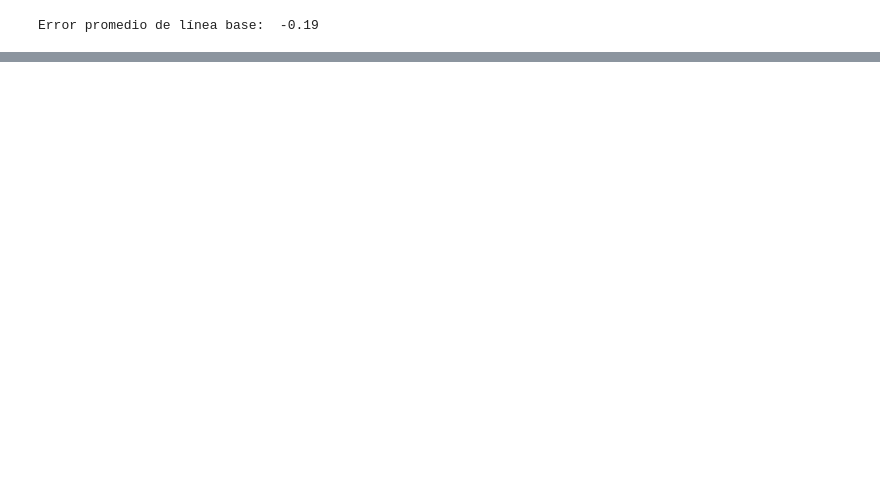
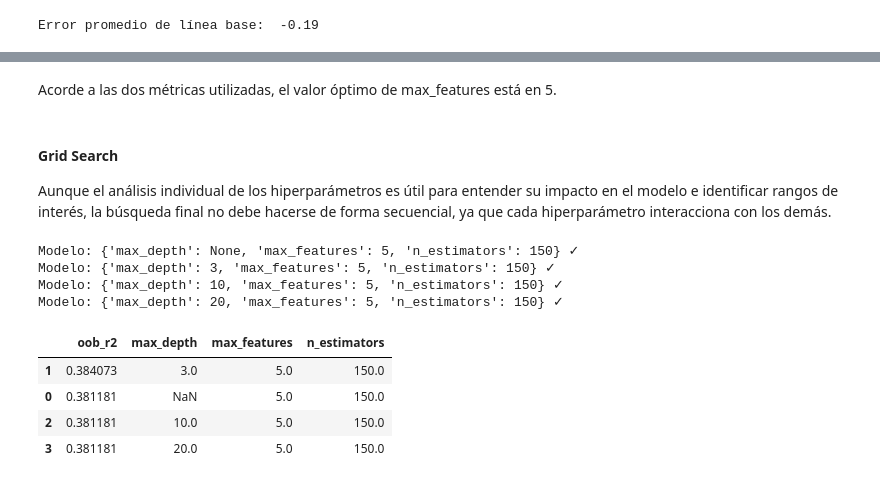
Before and after one commit to LAURYMEOW/Machine-Leraning-Project, a Jupyter notebook: Respaldo/Machine_learning/Notebook.2/PAKISTAN_Correlation_Analysis and Linear Regression Model.ipynb, the cells around one changed output, grey strips where cells are left out. Saved outputs shown, nothing was run; the diff lists cells and outputs as text; code cells hidden in the pictures; blank space fills up the shorter version.

```diff
--- a/Respaldo/Machine_learning/Notebook.2/PAKISTAN_Correlation_Analysis and Linear Regression Model.ipynb
+++ b/Respaldo/Machine_learning/Notebook.2/PAKISTAN_Correlation_Analysis and Linear Regression Model.ipynb
@@ -2257,0 +2072,53 @@ df_importancia.sort_values('importances_mean', ascending=False)
+# %% [markdown]
+Acorde a las dos métricas utilizadas, el valor óptimo de max_features está en 5.
+# %% [markdown]
+#### Grid Search
+Aunque el análisis individual de los hiperparámetros es útil para entender su impacto en el modelo e identificar rangos de interés, la búsqueda final no debe hacerse de forma secuencial, ya que cada hiperparámetro interacciona con los demás.
+# %%
+# Grid de hiperparámetros evaluados
+# ==============================================================================
+from sklearn.model_selection import ParameterGrid
+
+param_grid = ParameterGrid(
+                {'n_estimators': [150],
+                 'max_features': [5],
+                 'max_depth'   : [None, 3, 10, 20]
+                }
+             )
+
+# Loop para ajustar un modelo con cada combinación de hiperparámetros
+# ==============================================================================
+resultados = {'params': [], 'oob_r2': []}
+
+for params in param_grid:
+
+    modelo = RandomForestRegressor(
+                oob_score    = True,
+                n_jobs       = -1,
+                random_state = 123,
+                ** params
+             )
+
+    modelo.fit(X_train, y_train)
+
+    resultados['params'].append(params)
+    resultados['oob_r2'].append(modelo.oob_score_)
+    print(f"Modelo: {params} \u2713")
+
+# Resultados
+# ==============================================================================
+resultados = pd.DataFrame(resultados)
+resultados = pd.concat([resultados, resultados['params'].apply(pd.Series)], axis=1)
+resultados = resultados.drop(columns = 'params')
+resultados = resultados.sort_values('oob_r2', ascending=False)
+resultados.head(4)
+# %% [output]
+Modelo: {'max_depth': None, 'max_features': 5, 'n_estimators': 150} ✓
+Modelo: {'max_depth': 3, 'max_features': 5, 'n_estimators': 150} ✓
+Modelo: {'max_depth': 10, 'max_features': 5, 'n_estimators': 150} ✓
+Modelo: {'max_depth': 20, 'max_features': 5, 'n_estimators': 150} ✓
+|  | oob_r2 | max_depth | max_features | n_estimators |
+| 1 | 0.384073 | 3.0 | 5.0 | 150.0 |
+| 0 | 0.381181 | NaN | 5.0 | 150.0 |
+| 2 | 0.381181 | 10.0 | 5.0 | 150.0 |
+| 3 | 0.381181 | 20.0 | 5.0 | 150.0 |
```
Also changed, not shown: parts of 83 cells of this notebook.
